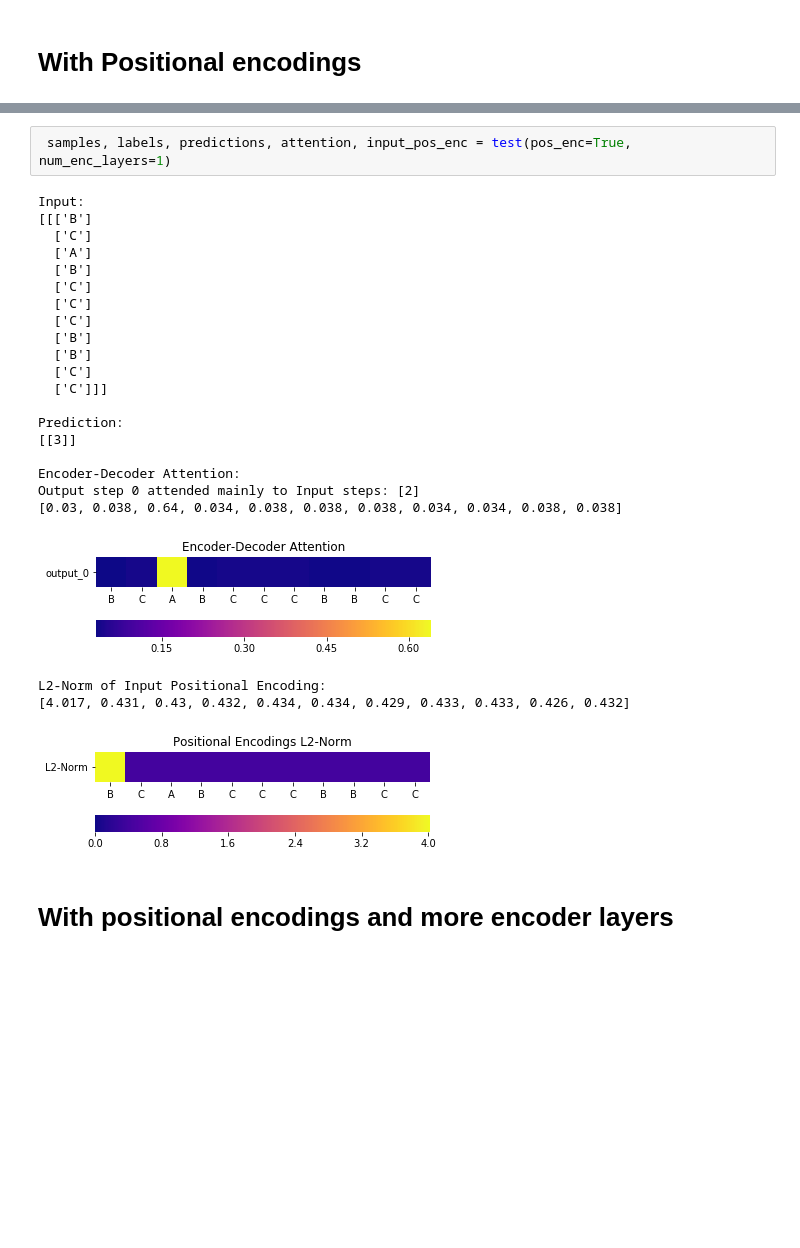
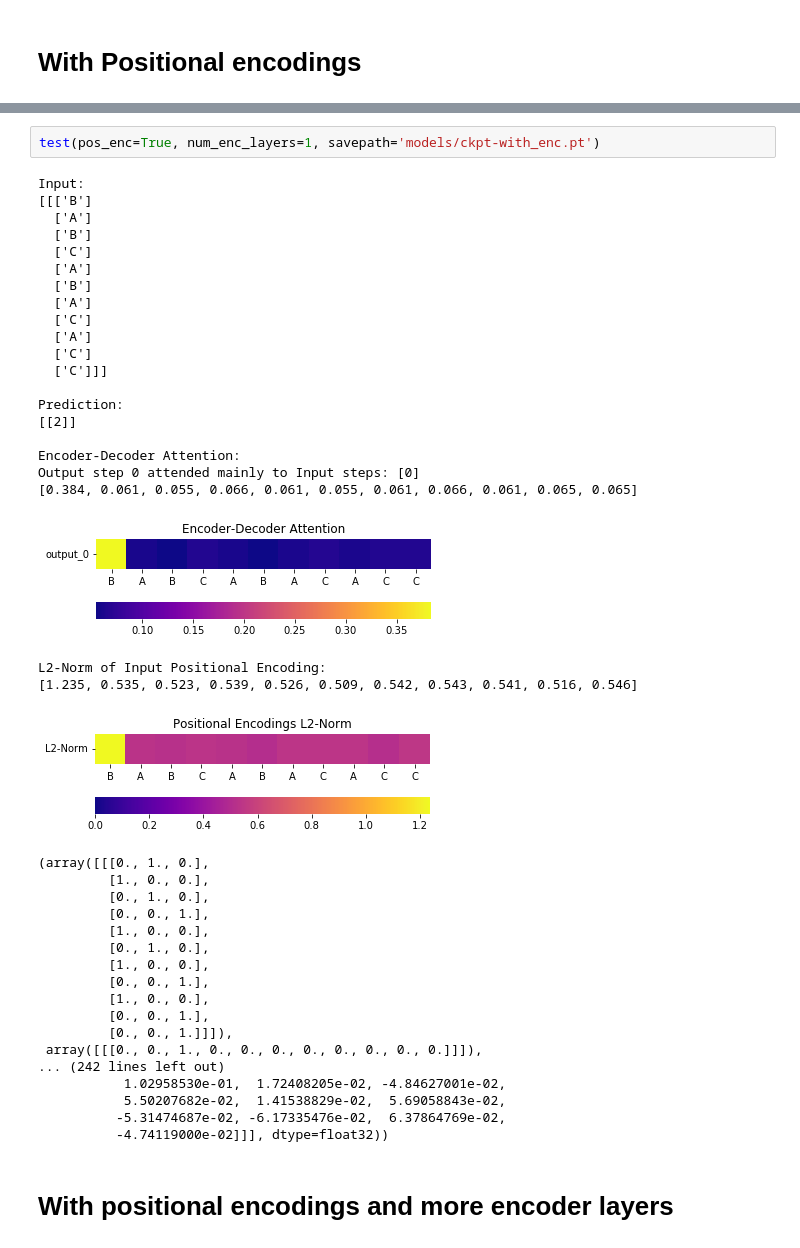
Before and after one commit to aleksandrskoselevs/transformer-attention-tutorial, a Jupyter notebook: 3_signal/notebook-runs.ipynb, the cells around one changed output, grey strips where cells are left out. Drawn from its saved outputs; the diff is of its cells as text; blank space fills up the shorter version.

```diff
--- a/3_signal/notebook-runs.ipynb
+++ b/3_signal/notebook-runs.ipynb
@@ -87,30 +245,47 @@ Iteration 2000 - Loss 0.18062952160835266
 Training complete!
-# %%
- samples, labels, predictions, attention, input_pos_enc = test(pos_enc=True, num_enc_layers=1)
-# %% [output]
-Input:
-[[['B']
-  ['C']
-  ['A']
-  ['B']
-  ['C']
-  ['C']
-  ['C']
-  ['B']
-  ['B']
-  ['C']
-  ['C']]]
-
-Prediction:
-[[3]]
-
-Encoder-Decoder Attention:
-Output step 0 attended mainly to Input steps: [2]
-[0.03, 0.038, 0.64, 0.034, 0.038, 0.038, 0.038, 0.034, 0.034, 0.038, 0.038]
-[figure, removed]
-L2-Norm of Input Positional Encoding:
-[4.017, 0.431, 0.43, 0.432, 0.434, 0.434, 0.429, 0.433, 0.433, 0.426, 0.432]
-[figure, removed]
+# %%
+test(pos_enc=True, num_enc_layers=1, savepath='models/ckpt-with_enc.pt')
+# %% [output]
+Input:
+[[['B']
+  ['A']
+  ['B']
+  ['C']
+  ['A']
+  ['B']
+  ['A']
+  ['C']
+  ['A']
+  ['C']
+  ['C']]]
+
+Prediction:
+[[2]]
+
+Encoder-Decoder Attention:
+Output step 0 attended mainly to Input steps: [0]
+[0.384, 0.061, 0.055, 0.066, 0.061, 0.055, 0.061, 0.066, 0.061, 0.065, 0.065]
+[figure, added]
+L2-Norm of Input Positional Encoding:
+[1.235, 0.535, 0.523, 0.539, 0.526, 0.509, 0.542, 0.543, 0.541, 0.516, 0.546]
+[figure, added]
+(array([[[0., 1., 0.],
+         [1., 0., 0.],
+         [0., 1., 0.],
+         [0., 0., 1.],
+         [1., 0., 0.],
+         [0., 1., 0.],
+         [1., 0., 0.],
+         [0., 0., 1.],
+         [1., 0., 0.],
+         [0., 0., 1.],
+         [0., 0., 1.]]]),
+ array([[[0., 0., 1., 0., 0., 0., 0., 0., 0., 0., 0.]]]),
+... (242 lines left out)
+           1.02958530e-01,  1.72408205e-02, -4.84627001e-02,
+           5.50207682e-02,  1.41538829e-02,  5.69058843e-02,
+          -5.31474687e-02, -6.17335476e-02,  6.37864769e-02,
+          -4.74119000e-02]]], dtype=float32))
 # %% [markdown]
 # With positional encodings and more encoder layers
 # %%
```
Also changed, not shown: parts of 9 cells of this notebook, 33 other files.
